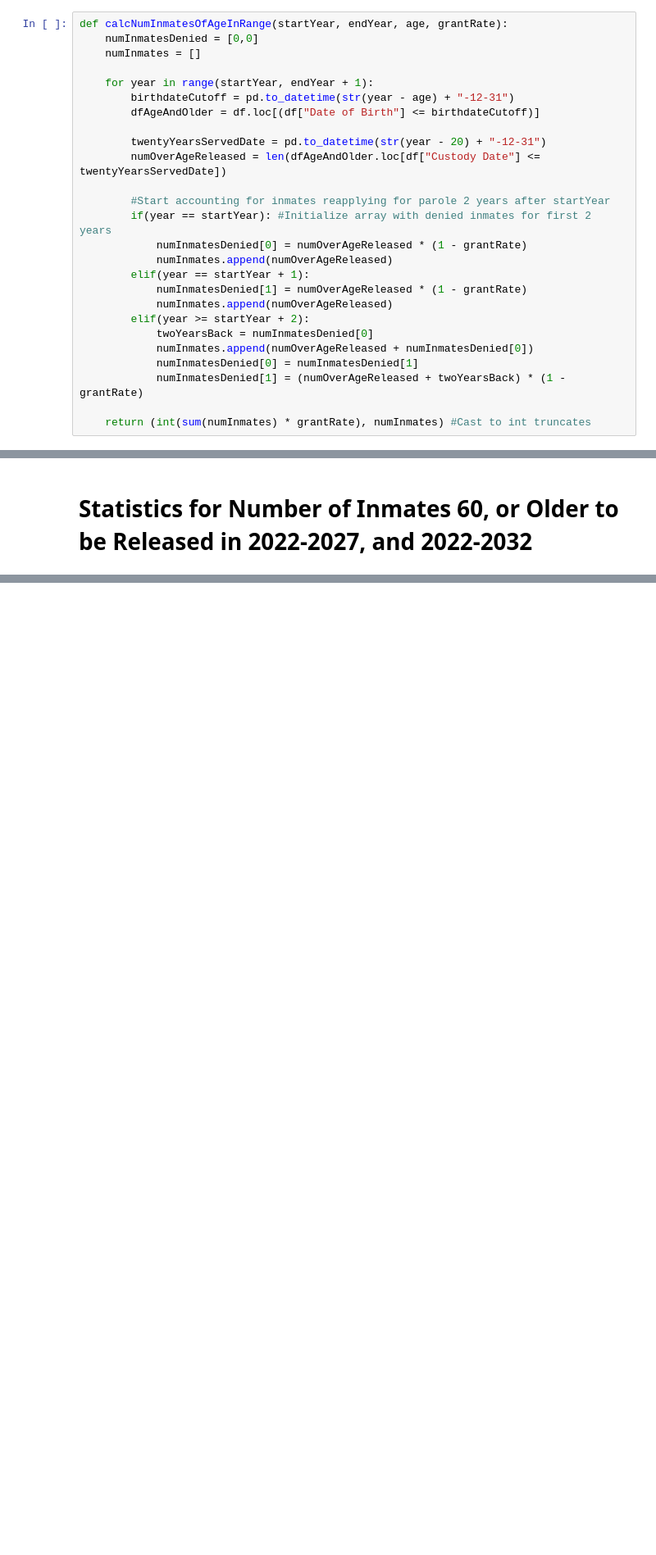
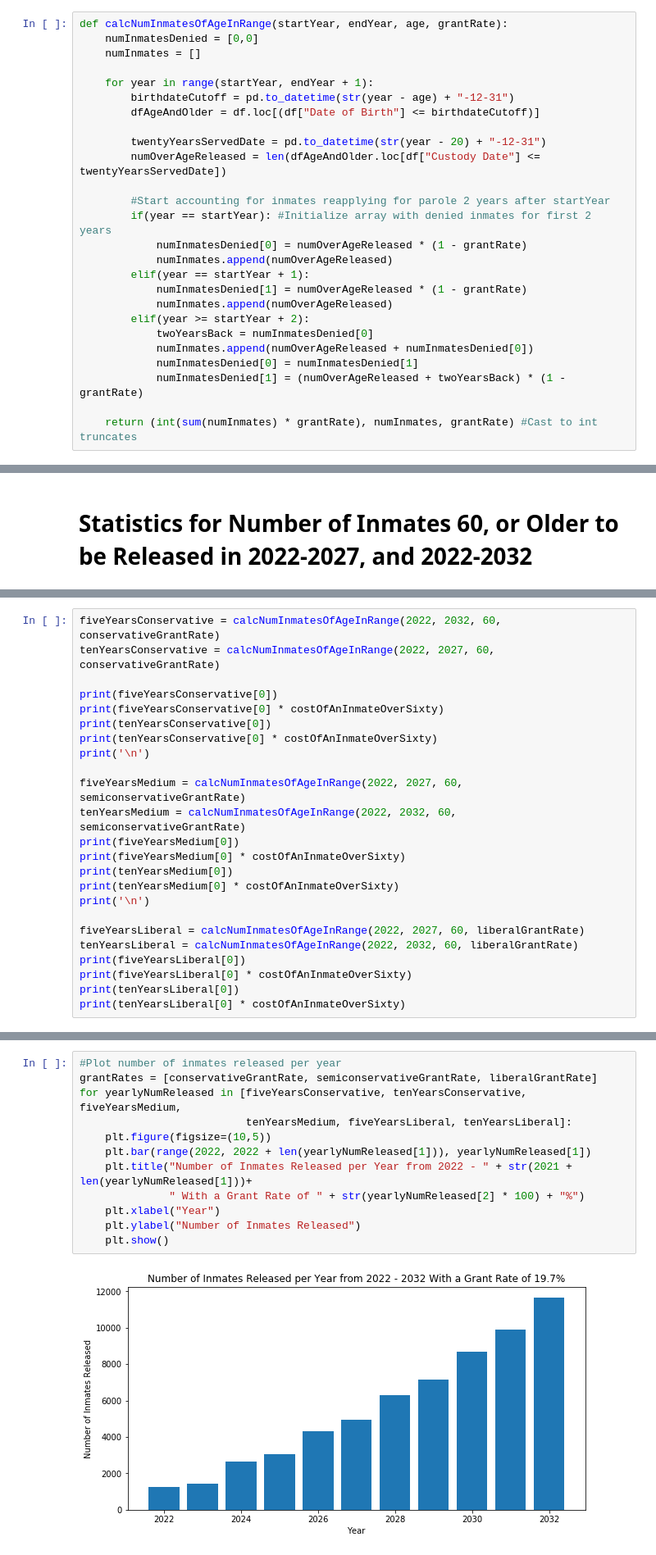
Before and after one commit to james-singer/ParoleProject, a Jupyter notebook: Parole Illinois Data Analysis.ipynb, the cells around one changed output, grey strips where cells are left out. Shown at 82% size. Saved outputs shown, nothing was run; the diff lists cells and outputs as text; blank space fills up the shorter version.

```diff
--- a/Parole Illinois Data Analysis.ipynb
+++ b/Parole Illinois Data Analysis.ipynb
@@ -118,7 +146,7 @@ def calcNumInmatesOfAgeInRange(startYear, endYear, age, grantRate):
             numInmatesDenied[0] = numInmatesDenied[1]
             numInmatesDenied[1] = (numOverAgeReleased + twoYearsBack) * (1 - grantRate)
 
-    return (int(sum(numInmates) * grantRate), numInmates) #Cast to int truncates
+    return (int(sum(numInmates) * grantRate), numInmates, grantRate) #Cast to int truncates
 # %%
 numOverSixty = calcNumInmatesOfAgeInRange(2022, 2022, 60, 1)
 
@@ -168,0 +166,24 @@ print(calcNumInmatesOfAgeInRange(2022, 2032, 60, .465)[0] * costOfAnInmateOverSi
+# %%
+fiveYearsConservative = calcNumInmatesOfAgeInRange(2022, 2032, 60, conservativeGrantRate)
+tenYearsConservative = calcNumInmatesOfAgeInRange(2022, 2027, 60, conservativeGrantRate)
+
+print(fiveYearsConservative[0])
+print(fiveYearsConservative[0] * costOfAnInmateOverSixty)
+print(tenYearsConservative[0])
+print(tenYearsConservative[0] * costOfAnInmateOverSixty)
+print('\n')
+
+fiveYearsMedium = calcNumInmatesOfAgeInRange(2022, 2027, 60, semiconservativeGrantRate)
+tenYearsMedium = calcNumInmatesOfAgeInRange(2022, 2032, 60, semiconservativeGrantRate)
+print(fiveYearsMedium[0])
+print(fiveYearsMedium[0] * costOfAnInmateOverSixty)
+print(tenYearsMedium[0])
+print(tenYearsMedium[0] * costOfAnInmateOverSixty)
+print('\n')
+
+fiveYearsLiberal = calcNumInmatesOfAgeInRange(2022, 2027, 60, liberalGrantRate)
+tenYearsLiberal = calcNumInmatesOfAgeInRange(2022, 2032, 60, liberalGrantRate)
+print(fiveYearsLiberal[0])
+print(fiveYearsLiberal[0] * costOfAnInmateOverSixty)
+print(tenYearsLiberal[0])
+print(tenYearsLiberal[0] * costOfAnInmateOverSixty)
@@ -168,0 +207,14 @@ print(calcNumInmatesOfAgeInRange(2022, 2032, 60, .465)[0] * costOfAnInmateOverSi
+# %%
+#Plot number of inmates released per year
+grantRates = [conservativeGrantRate, semiconservativeGrantRate, liberalGrantRate]
+for yearlyNumReleased in [fiveYearsConservative, tenYearsConservative, fiveYearsMedium,
+                          tenYearsMedium, fiveYearsLiberal, tenYearsLiberal]:
+    plt.figure(figsize=(10,5))
+    plt.bar(range(2022, 2022 + len(yearlyNumReleased[1])), yearlyNumReleased[1])
+    plt.title("Number of Inmates Released per Year from 2022 - " + str(2021 + len(yearlyNumReleased[1]))+
+              " With a Grant Rate of " + str(yearlyNumReleased[2] * 100) + "%")
+    plt.xlabel("Year")
+    plt.ylabel("Number of Inmates Released")
+    plt.show()
+# %% [output]
+[figure, added]
```
Also changed, not shown: parts of 11 cells of this notebook.
